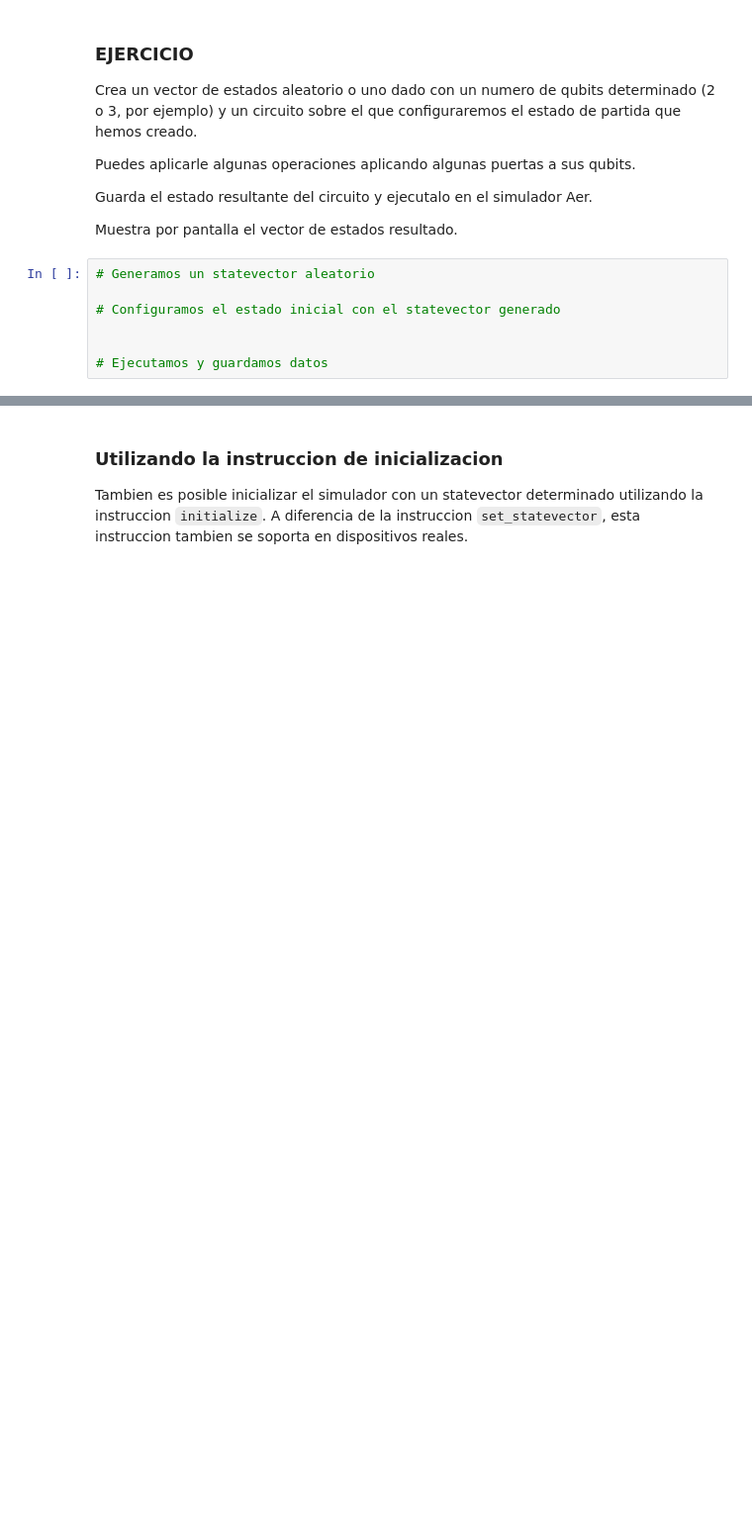
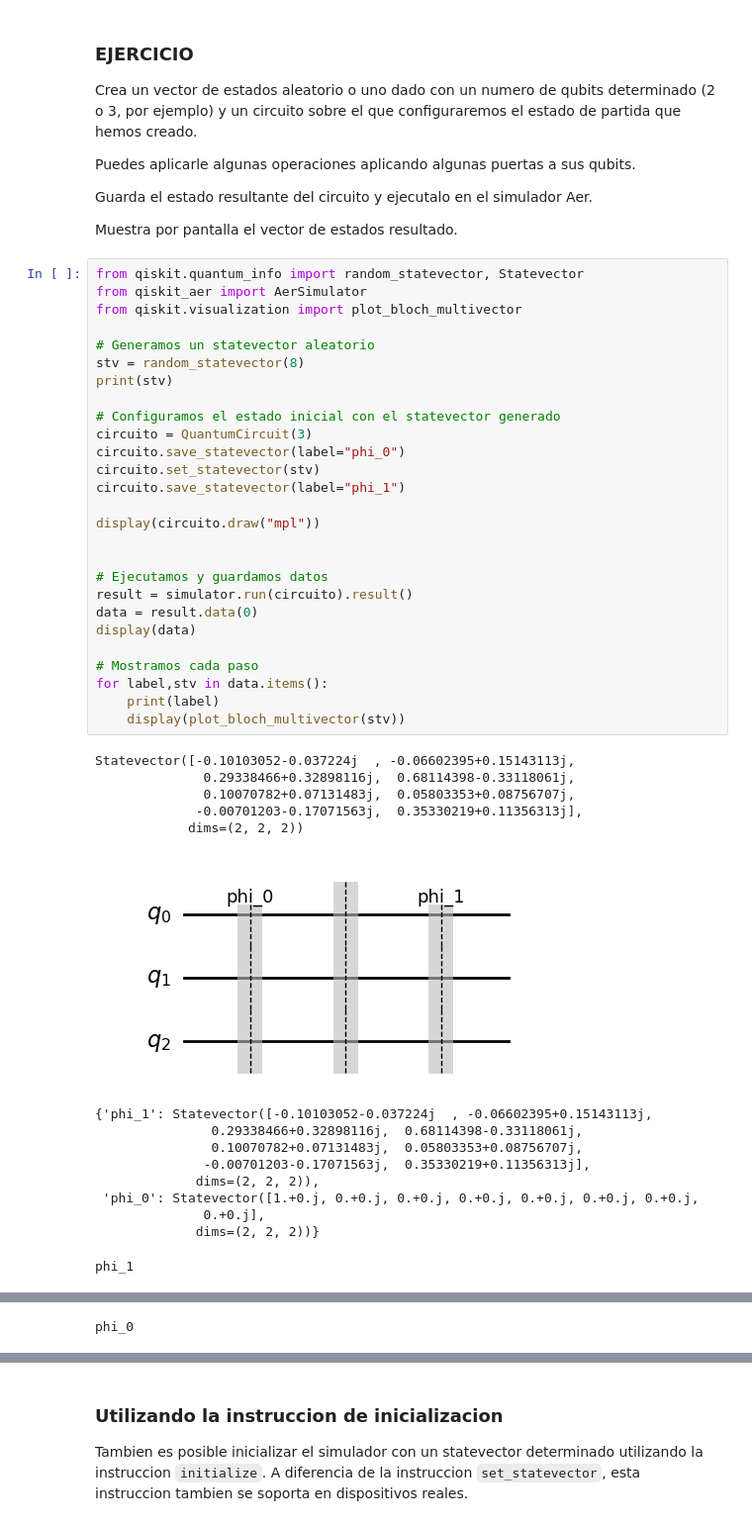
Before and after one commit to Mariomc10/AlgoritmosCuanticos, a Jupyter notebook: 04_simuladores.ipynb, the cells around one changed output, grey strips where cells are left out. Shown at 99% size. Cells and saved outputs as stored; diff of their text form; blank space fills up the shorter version.

```diff
--- a/04_simuladores.ipynb
+++ b/04_simuladores.ipynb
@@ -395,10 +395,46 @@ Puedes aplicarle algunas operaciones aplicando algunas puertas a sus qubits.
 Guarda el estado resultante del circuito y ejecutalo en el simulador Aer.
 
 Muestra por pantalla el vector de estados resultado.
-# %%
-# Generamos un statevector aleatorio
-
-# Configuramos el estado inicial con el statevector generado
-
-
-# Ejecutamos y guardamos datos
+# %%
+from qiskit.quantum_info import random_statevector, Statevector
+from qiskit_aer import AerSimulator
+from qiskit.visualization import plot_bloch_multivector
+
+# Generamos un statevector aleatorio
+stv = random_statevector(8)
+print(stv)
+
+# Configuramos el estado inicial con el statevector generado
+circuito = QuantumCircuit(3)
+circuito.save_statevector(label="phi_0")
+circuito.set_statevector(stv)
+circuito.save_statevector(label="phi_1")
+
+display(circuito.draw("mpl"))
+
+
+# Ejecutamos y guardamos datos
+result = simulator.run(circuito).result()
+data = result.data(0)
+display(data)
+
+# Mostramos cada paso
+for label,stv in data.items():
+    print(label)
+    display(plot_bloch_multivector(stv))
+# %% [output]
+Statevector([-0.10103052-0.037224j  , -0.06602395+0.15143113j,
+              0.29338466+0.32898116j,  0.68114398-0.33118061j,
+              0.10070782+0.07131483j,  0.05803353+0.08756707j,
+             -0.00701203-0.17071563j,  0.35330219+0.11356313j],
+            dims=(2, 2, 2))
+[figure, added]
+{'phi_1': Statevector([-0.10103052-0.037224j  , -0.06602395+0.15143113j,
+               0.29338466+0.32898116j,  0.68114398-0.33118061j,
+               0.10070782+0.07131483j,  0.05803353+0.08756707j,
+              -0.00701203-0.17071563j,  0.35330219+0.11356313j],
+             dims=(2, 2, 2)),
+ 'phi_0': Statevector([1.+0.j, 0.+0.j, 0.+0.j, 0.+0.j, 0.+0.j, 0.+0.j, 0.+0.j,
+              0.+0.j],
+             dims=(2, 2, 2))}
+phi_1
@@ -404,0 +442 @@ Muestra por pantalla el vector de estados resultado.
+phi_0
```
Also changed, not shown: parts of 8 cells of this notebook.
